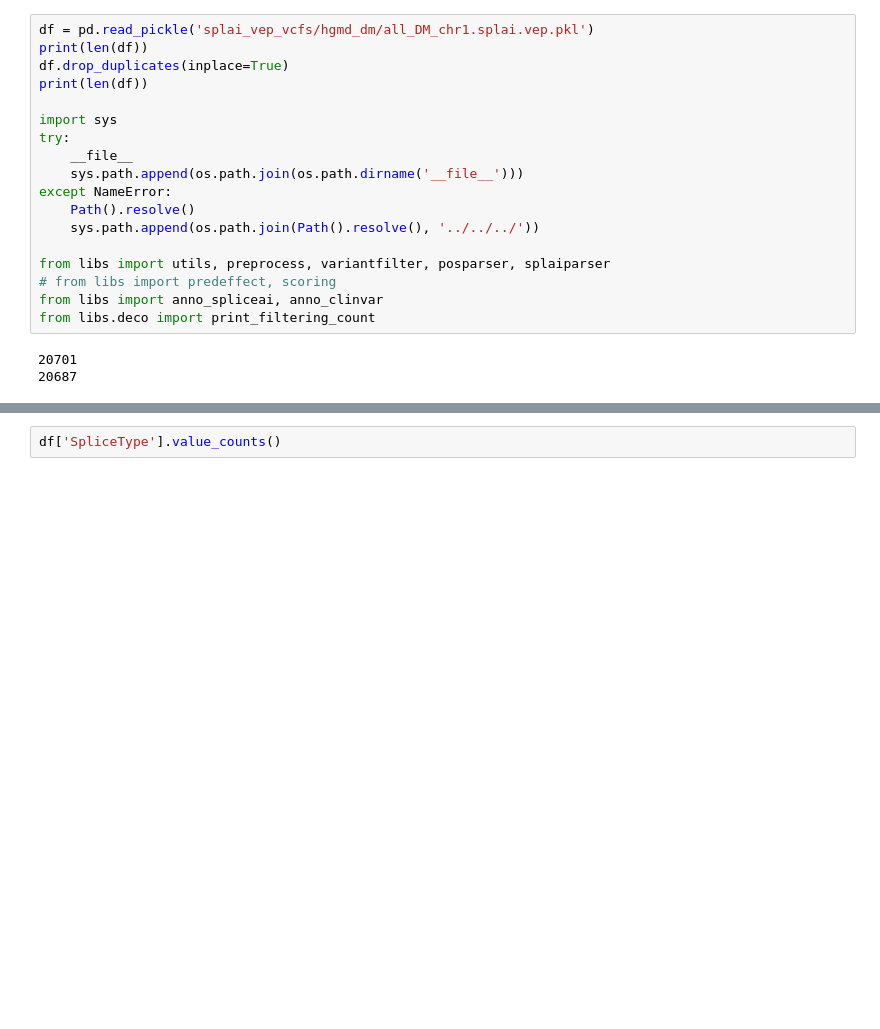
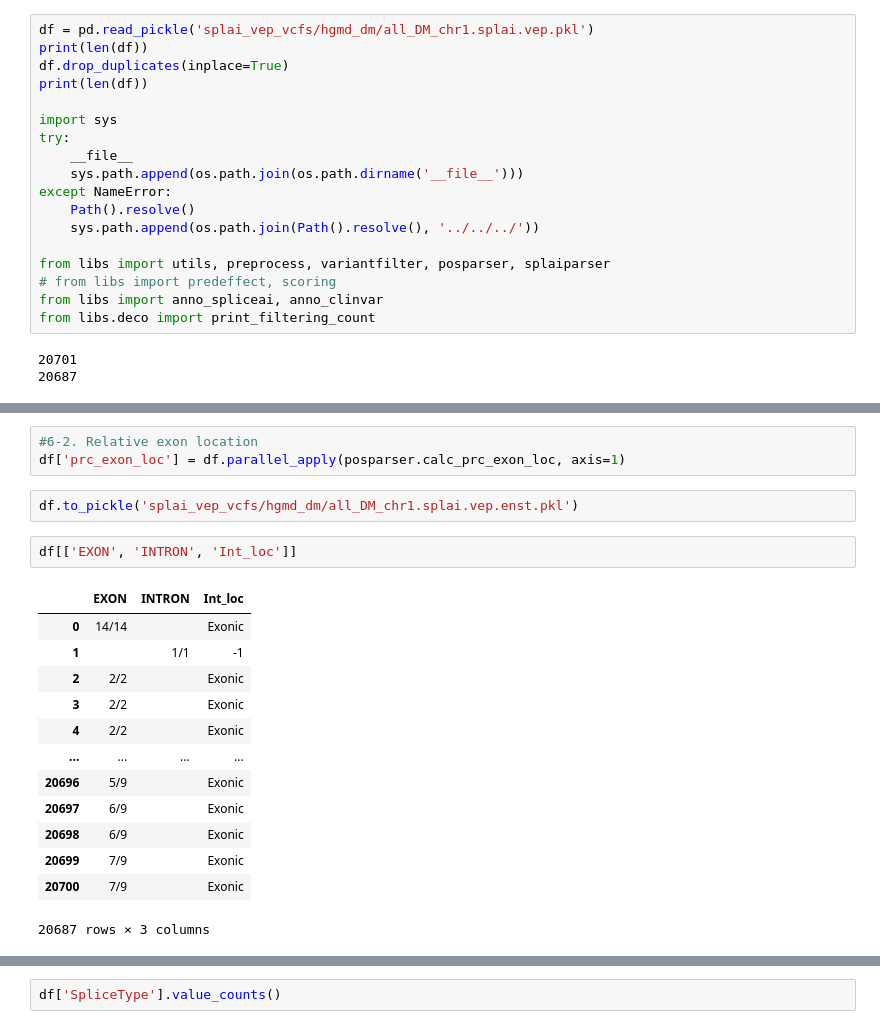
Before and after one commit to ysut/dev, a Jupyter notebook: ValidationData/TP/additional/hgmd_non_splicing.ipynb, the cells around one changed output, grey strips where cells are left out. Saved outputs shown, nothing was run; the diff lists cells and outputs as text; blank space fills up the shorter version.

```diff
--- a/ValidationData/TP/additional/hgmd_non_splicing.ipynb
+++ b/ValidationData/TP/additional/hgmd_non_splicing.ipynb
@@ -179,0 +251,21 @@ ValueError: Database file /resources/DBs/gencode.v43lift37.annotation.gtf.db doe
+# %%
+#6-2. Relative exon location
+df['prc_exon_loc'] = df.parallel_apply(posparser.calc_prc_exon_loc, axis=1)
+# %%
+df.to_pickle('splai_vep_vcfs/hgmd_dm/all_DM_chr1.splai.vep.enst.pkl')
+# %%
+df[['EXON', 'INTRON', 'Int_loc']]
+# %% [output]
+|  | EXON | INTRON | Int_loc |
+| 0 | 14/14 |  | Exonic |
+| 1 |  | 1/1 | -1 |
+| 2 | 2/2 |  | Exonic |
+| 3 | 2/2 |  | Exonic |
+| 4 | 2/2 |  | Exonic |
+| ... | ... | ... | ... |
+| 20696 | 5/9 |  | Exonic |
+| 20697 | 6/9 |  | Exonic |
+| 20698 | 6/9 |  | Exonic |
+| 20699 | 7/9 |  | Exonic |
+| 20700 | 7/9 |  | Exonic |
+20687 rows × 3 columns
```
Also changed, not shown: parts of 14 cells of this notebook, 5 other files.
